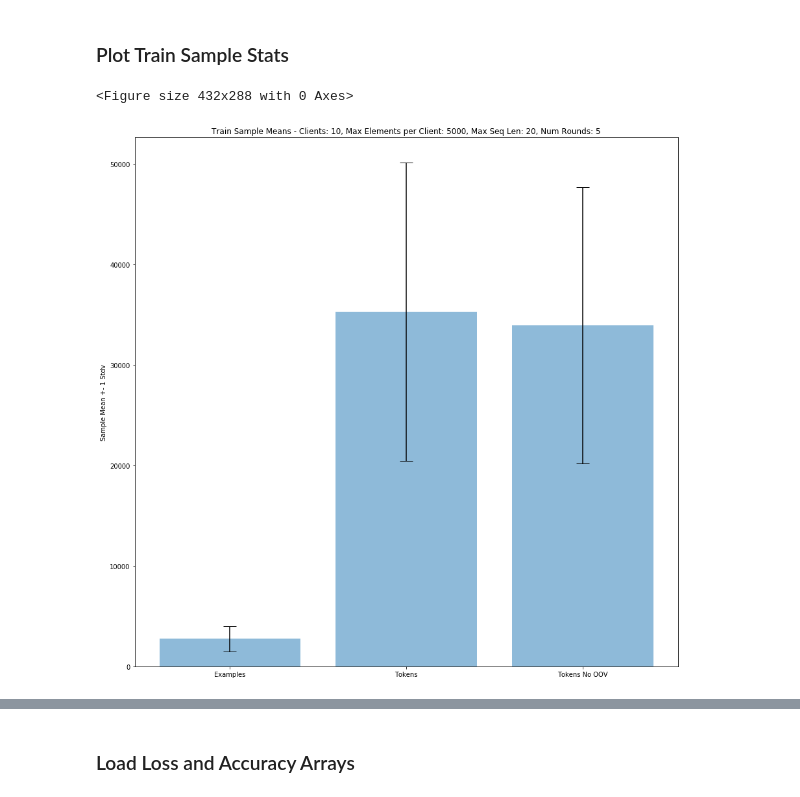
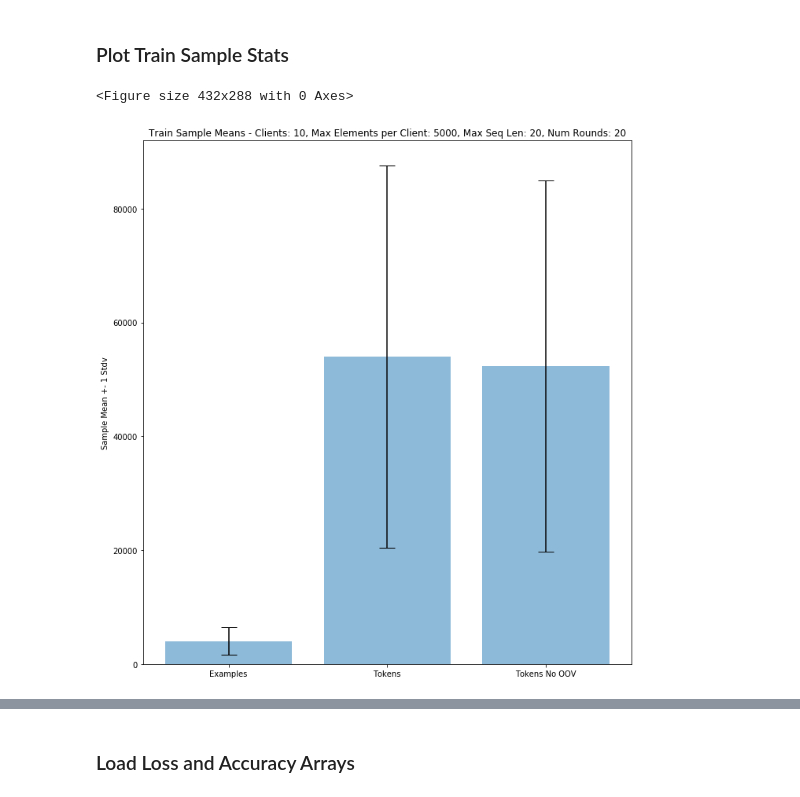
Before and after one commit to federated-learning-experiments/fl-text-models, a Jupyter notebook: notebooks/federated_next_word.ipynb, the cells around one changed output, grey strips where cells are left out. Cells and saved outputs as stored; diff of their text form; code cells hidden in the pictures.

```diff
--- a/notebooks/federated_next_word.ipynb
+++ b/notebooks/federated_next_word.ipynb
@@ -98,7 +98,7 @@ SHUFFLE_BUFFER_SIZE = 1000
 NUM_VALIDATION_EXAMPLES = 10000
 NUM_TEST_EXAMPLES = 2
 
-NUM_ROUNDS = 5
+NUM_ROUNDS = 20
 NUM_TRAIN_CLIENTS = 10
 
 EMBEDDING_DIM = 100
@@ -386,16 +450,18 @@ means = [np.mean(examples), np.mean(tokens), np.mean(tokens_no_oov)]
 stdvs = [np.std(examples), np.std(tokens), np.std(tokens_no_oov)]
 # %%
 plt.clf()
-fig, ax = plt.subplots(figsize=(15, 15))
+fig, ax = plt.subplots(figsize=(10, 10))
 x_pos = np.arange(len(train_sample_stats))
 ax.bar(x_pos, means, yerr=stdvs, align='center', alpha=0.5, ecolor='black', capsize=10)
 ax.set_ylabel('Sample Mean +- 1 Stdv')
 ax.set_xticks(x_pos)
 ax.set_xticklabels(train_sample_stats)
 ax.set_title('Train Sample Means - {}'.format(round_config))
+plt.tight_layout()
+plt.savefig('500 Round Train Sample Means.png')
 plt.show()
 # %% [output]
 <Figure size 432x288 with 0 Axes>
-[figure, old version]
+[figure, new version]
 # %%
 plt.clf()
```
Also changed, not shown: parts of 10 cells of this notebook, 9 other files.
